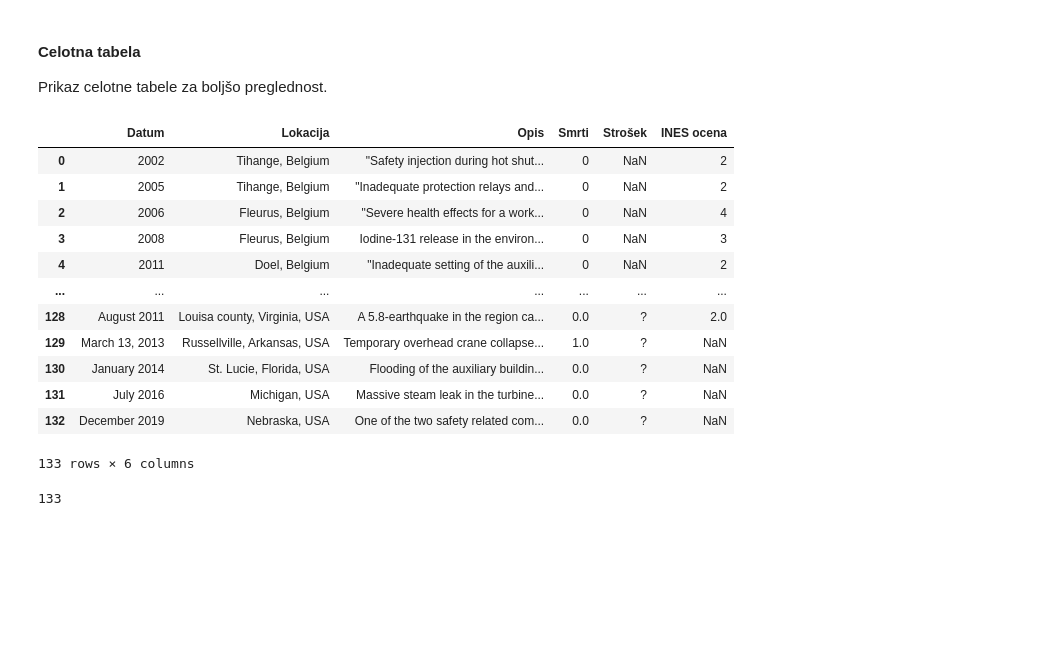
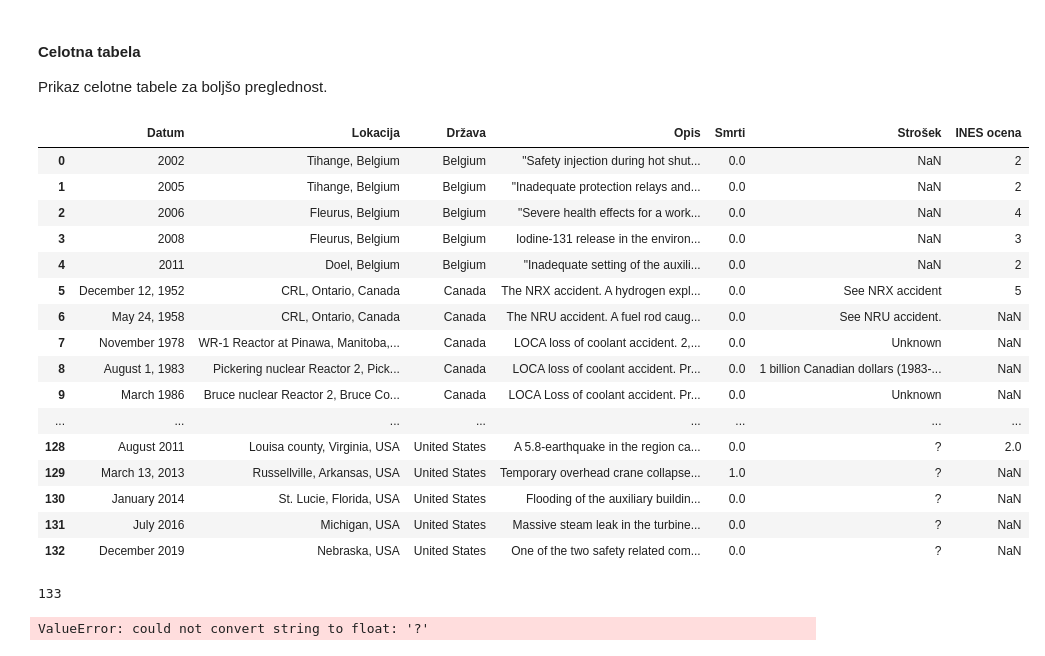
Before and after one commit to aljagombac/analiza-jedrskih-reaktorjev-in-nesrec, a Jupyter notebook: reaktoji_nesrece.ipynb, the cells around one changed output. Cells and saved outputs as stored; diff of their text form; code cells hidden in the pictures; blank space fills up the shorter version.

Commit message:
uredila csv za nesrece

```diff
--- a/reaktoji_nesrece.ipynb
+++ b/reaktoji_nesrece.ipynb
@@ -284,24 +284,36 @@ len(moc_delujoci_zda)
 
 Prikaz celotne tabele za boljšo preglednost.
 # %%
+pd.set_option("display.max_rows", 133)
 # prikaz podatkov o jedrskih nesrečah
 jedr_nesrece
 # %% [output]
-|  | Datum | Lokacija | Opis | Smrti | Strošek | INES ocena |
-| 0 | 2002 | Tihange, Belgium | "Safety injection during hot shut... | 0 | NaN | 2 |
-| 1 | 2005 | Tihange, Belgium | "Inadequate protection relays and... | 0 | NaN | 2 |
-| 2 | 2006 | Fleurus, Belgium | "Severe health effects for a work... | 0 | NaN | 4 |
-| 3 | 2008 | Fleurus, Belgium | Iodine-131 release in the environ... | 0 | NaN | 3 |
-| 4 | 2011 | Doel, Belgium | "Inadequate setting of the auxili... | 0 | NaN | 2 |
-| ... | ... | ... | ... | ... | ... | ... |
-| 128 | August 2011 | Louisa county, Virginia, USA | A 5.8-earthquake in the region ca... | 0.0 | ? | 2.0 |
-| 129 | March 13, 2013 | Russellville, Arkansas, USA | Temporary overhead crane collapse... | 1.0 | ? | NaN |
-| 130 | January 2014 | St. Lucie, Florida, USA | Flooding of the auxiliary buildin... | 0.0 | ? | NaN |
-| 131 | July 2016 | Michigan, USA | Massive steam leak in the turbine... | 0.0 | ? | NaN |
-| 132 | December 2019 | Nebraska, USA | One of the two safety related com... | 0.0 | ? | NaN |
+|  | Datum | Lokacija | Država | Opis | Smrti | Strošek | INES ocena |
+| 0 | 2002 | Tihange, Belgium | Belgium | "Safety injection during hot shut... | 0.0 | NaN | 2 |
+| 1 | 2005 | Tihange, Belgium | Belgium | "Inadequate protection relays and... | 0.0 | NaN | 2 |
+| 2 | 2006 | Fleurus, Belgium | Belgium | "Severe health effects for a work... | 0.0 | NaN | 4 |
+| 3 | 2008 | Fleurus, Belgium | Belgium | Iodine-131 release in the environ... | 0.0 | NaN | 3 |
+| 4 | 2011 | Doel, Belgium | Belgium | "Inadequate setting of the auxili... | 0.0 | NaN | 2 |
+| 5 | December 12, 1952 | CRL, Ontario, Canada | Canada | The NRX accident. A hydrogen expl... | 0.0 | See NRX accident | 5 |
+| 6 | May 24, 1958 | CRL, Ontario, Canada | Canada | The NRU accident. A fuel rod caug... | 0.0 | See NRU accident. | NaN |
+| 7 | November 1978 | WR-1 Reactor at Pinawa, Manitoba,... | Canada | LOCA loss of coolant accident. 2,... | 0.0 | Unknown | NaN |
+| 8 | August 1, 1983 | Pickering nuclear Reactor 2, Pick... | Canada | LOCA loss of coolant accident. Pr... | 0.0 | 1 billion Canadian dollars (1983-... | NaN |
+| 9 | March 1986 | Bruce nuclear Reactor 2, Bruce Co... | Canada | LOCA Loss of coolant accident. Pr... | 0.0 | Unknown | NaN |
+| ... | ... | ... | ... | ... | ... | ... | ... |
+| 128 | August 2011 | Louisa county, Virginia, USA | United States | A 5.8-earthquake in the region ca... | 0.0 | ? | 2.0 |
+| 129 | March 13, 2013 | Russellville, Arkansas, USA | United States | Temporary overhead crane collapse... | 1.0 | ? | NaN |
+| 130 | January 2014 | St. Lucie, Florida, USA | United States | Flooding of the auxiliary buildin... | 0.0 | ? | NaN |
+| 131 | July 2016 | Michigan, USA | United States | Massive steam leak in the turbine... | 0.0 | ? | NaN |
+| 132 | December 2019 | Nebraska, USA | United States | One of the two safety related com... | 0.0 | ? | NaN |
-133 rows × 6 columns
 # %%
 # število jedrskih nesrec
 len(jedr_nesrece)
 # %% [output]
 133
+# %%
+po_lestvici = jedr_nesrece[jedr_nesrece["INES ocena"].dropna().astype(float) >= 4]
+
+#
+display(po_lestvici)
+# %% [output]
+ValueError: could not convert string to float: '?'
```
Also changed, not shown: 2 other files.
